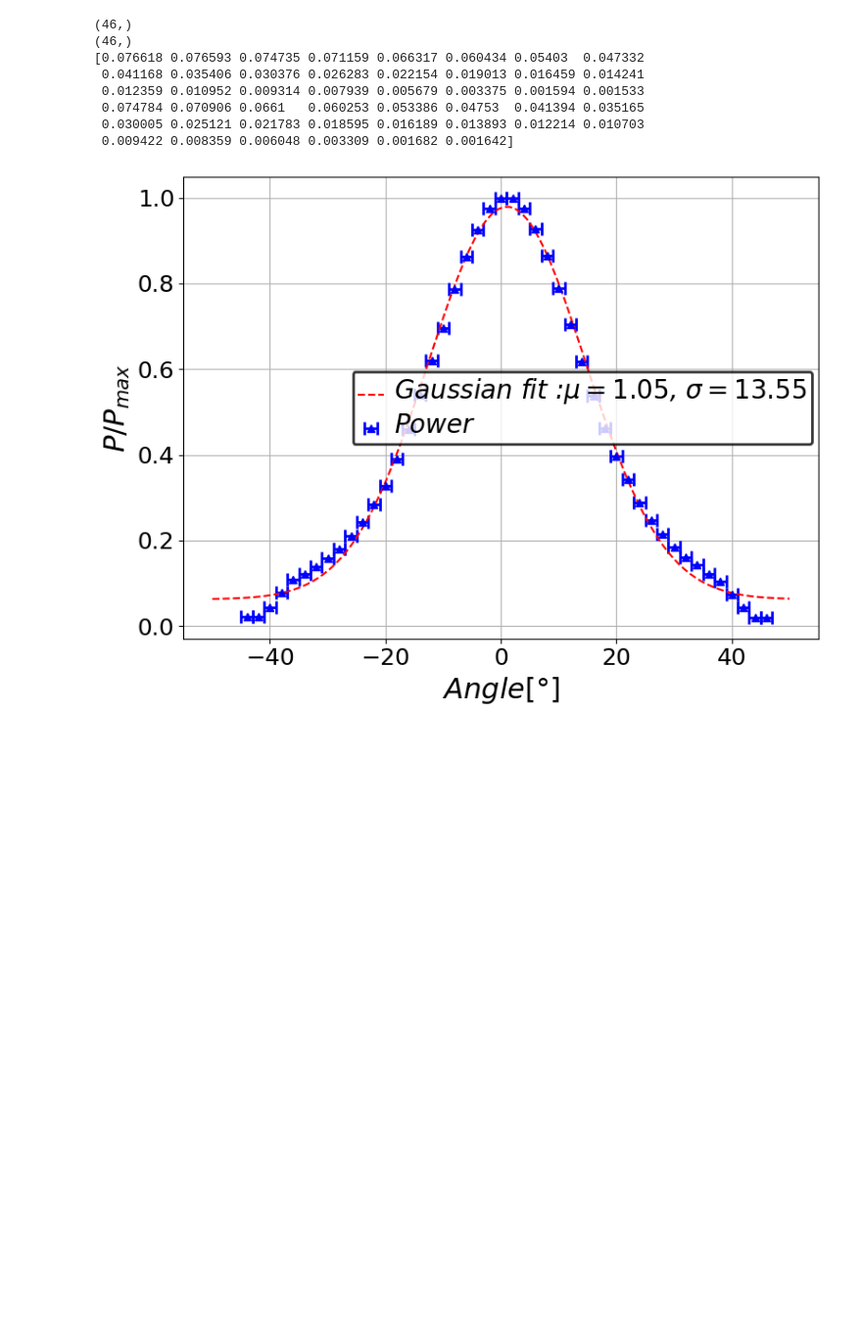
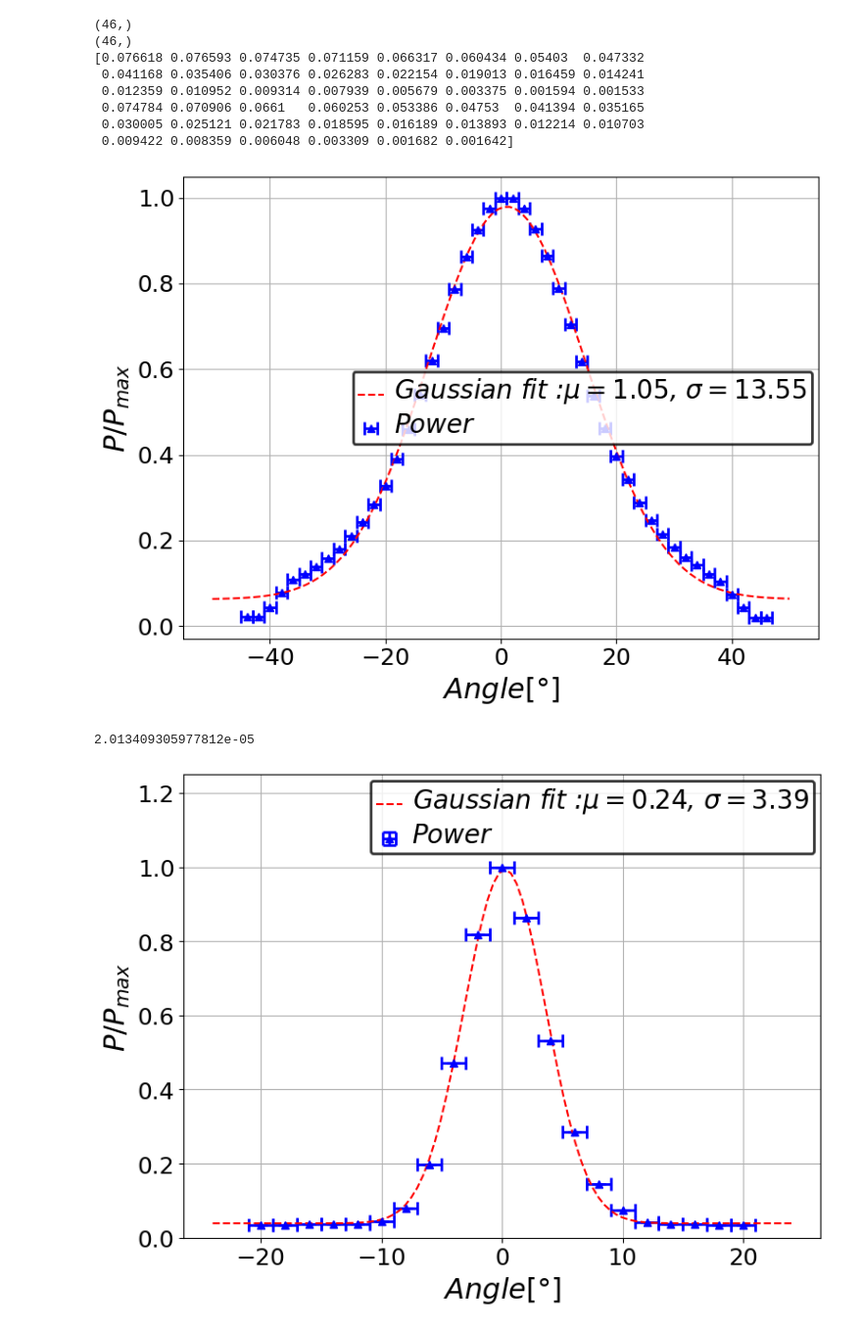
Before and after one commit to ferocitoo/TP3, a Jupyter notebook: TP_Laser/Spatial_Distribution.ipynb, the cells around one changed output. Shown: that part at 98% size. Drawn from its saved outputs; the diff is of its cells as text; code cells hidden in the pictures; blank space fills up the shorter version.

```diff
--- a/TP_Laser/Spatial_Distribution.ipynb
+++ b/TP_Laser/Spatial_Distribution.ipynb
@@ -97,3 +97,59 @@ fig.savefig("./Figures/Spatial_Distribution.pdf")
  0.030005 0.025121 0.021783 0.018595 0.016189 0.013893 0.012214 0.010703
  0.009422 0.008359 0.006048 0.003309 0.001682 0.001642]
 [figure]
+# %%
+def Gaussian(x,mu,sigma,A,offset):
+    return A*np.exp(-(x-mu)**2/(2*sigma**2)) + offset
+
+Angles = np.array([-20,-18, -16, -14, -12, -10, -8, -6, -4, -2, 0, 2, 4, 6, 8, 10, 12, 14, 16, 18, 20])
+
+Voltages = np.array([0.001759,0.001770,0.001794,0.001825,0.001890,0.002204,0.003896,0.009842,0.023458,0.040590,0.049667,0.042885,0.026444,0.014186,0.007186,0.003660,0.002120,0.001838,0.001785,0.001765,0.001750])
+
+alpha = 0.117
+R_ext = 999
+dAngle = 1
+dV = 0.000001
+
+
+Powers = (Voltages)/(alpha*R_ext)
+dPowers =dV/(alpha*R_ext)
+
+
+Power_max = np.max(Powers)
+Powers = Powers/Power_max
+dPowers = dPowers/Power_max
+
+print(dPowers)
+
+
+
+
+xlabel = r"$Angle [\degree]$"
+ylabel = r"$P/P_{max}$"
+
+ax,fig = u.create_figure_and_apply_format((8,6),xlabel=xlabel, ylabel=ylabel)
+
+# ax.plot(Angles,Powers,marker='^',color='blue',label='Power ')
+
+ax.errorbar(Angles,Powers,xerr = dAngle,yerr=dPowers,fmt='^',color='blue',label='Power', capsize=5, capthick=2, elinewidth=2,linestyle='None')
+#fit datas ont he gaussian
+popt,pcov = curve_fit(Gaussian,Angles,Powers)
+mu = popt[0]
+sigma = popt[1]
+A = popt[2]
+offset = popt[3]
+x = np.linspace(-24,24,100)
+y = Gaussian(x,*popt)
+
+ax.plot(x,y,label=rf'Gaussian fit :$\mu={mu:.2f}$, $\sigma={sigma:.2f}$',color='red',linestyle='--')
+
+ax.set_ylim(0,1.25)
+
+u.set_legend_properties(ax,fontsize=20)
+
+plt.show()
+
+fig.savefig("./Figures/Spatial_Distribution_V.pdf")
+# %% [output]
+2.013409305977812e-05
+[figure, added]
```
